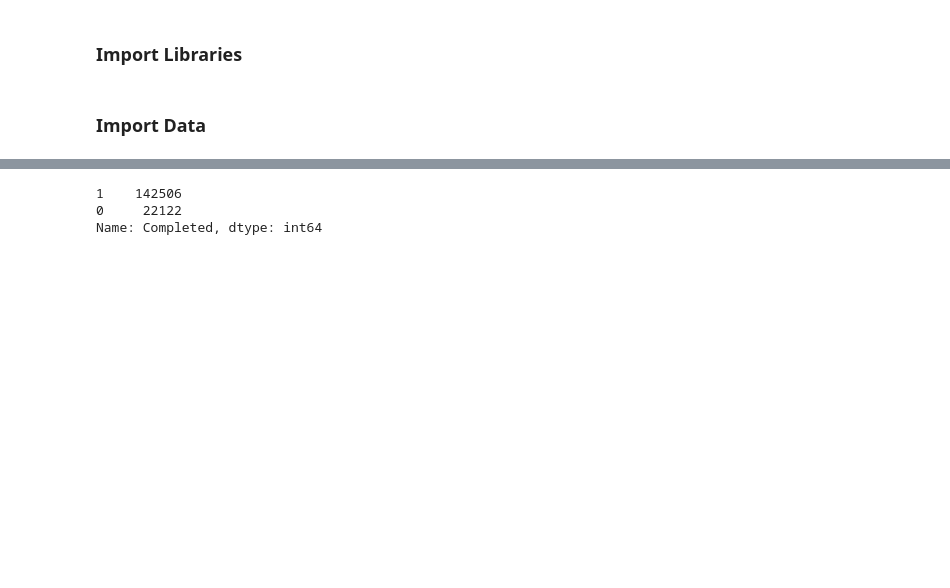
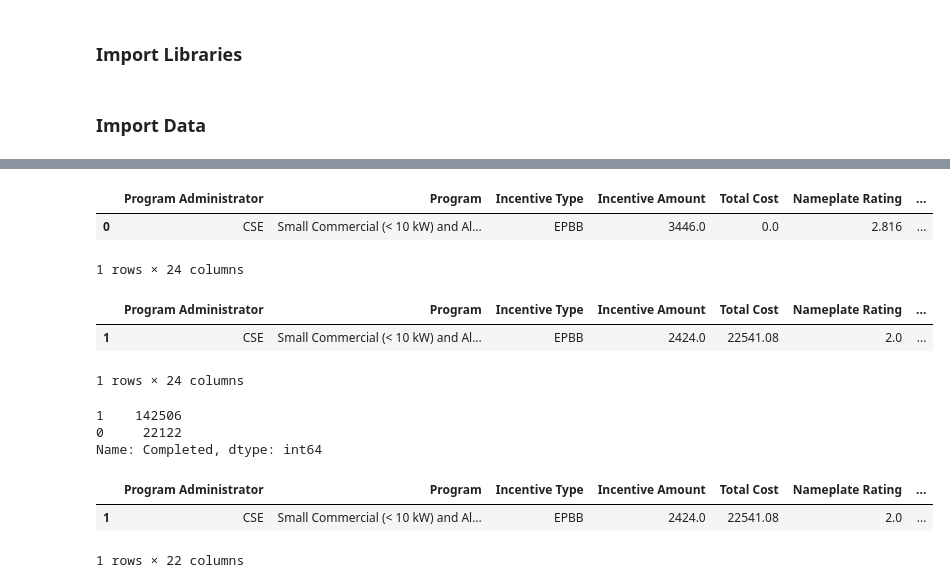
Before and after one commit to Matt-Carney/California_Solar_Initiative_Classification, a Jupyter notebook: CSI Classification.ipynb, the cells around one changed output, grey strips where cells are left out. Cells and saved outputs as stored; diff of their text form; code cells hidden in the pictures; blank space fills up the shorter version.

```diff
--- a/CSI Classification.ipynb
+++ b/CSI Classification.ipynb
@@ -56,6 +214,18 @@ sol = solar.loc[(solar['Current Incentive Application Status'] == 'Cancelled') |
                 (solar['Current Incentive Application Status'] == 'Completed') |\
                 (solar['Current Incentive Application Status'] == 'Withdrawn') |\
                 (solar['Current Incentive Application Status'] == 'Suspended - Incentive Claim Request Review')]
+# %%
+sol.head(1)
+# %% [output]
+|  | Program Administrator | Program | Incentive Type | Incentive Amount | Total Cost | Nameplate Rating | ... |
+| 0 | CSE | Small Commercial (< 10 kW) and Al... | EPBB | 3446.0 | 0.0 | 2.816 | ... |
+1 rows × 24 columns
 # %%
 #Drop NaNs
 sol = sol.dropna()
+# %%
+sol.head(1)
+# %% [output]
+|  | Program Administrator | Program | Incentive Type | Incentive Amount | Total Cost | Nameplate Rating | ... |
+| 1 | CSE | Small Commercial (< 10 kW) and Al... | EPBB | 2424.0 | 22541.08 | 2.0 | ... |
+1 rows × 24 columns
@@ -78,3 +249,9 @@ sol = sol.drop(columns= ['Current Incentive Application Status', 'Completed/PBI-
+# %%
+sol.head(1)
+# %% [output]
+|  | Program Administrator | Program | Incentive Type | Incentive Amount | Total Cost | Nameplate Rating | ... |
+| 1 | CSE | Small Commercial (< 10 kW) and Al... | EPBB | 2424.0 | 22541.08 | 2.0 | ... |
+1 rows × 22 columns
 # %%
 #Assign target and features,
 y = sol['Completed']
```
Also changed, not shown: parts of 30 cells of this notebook.
